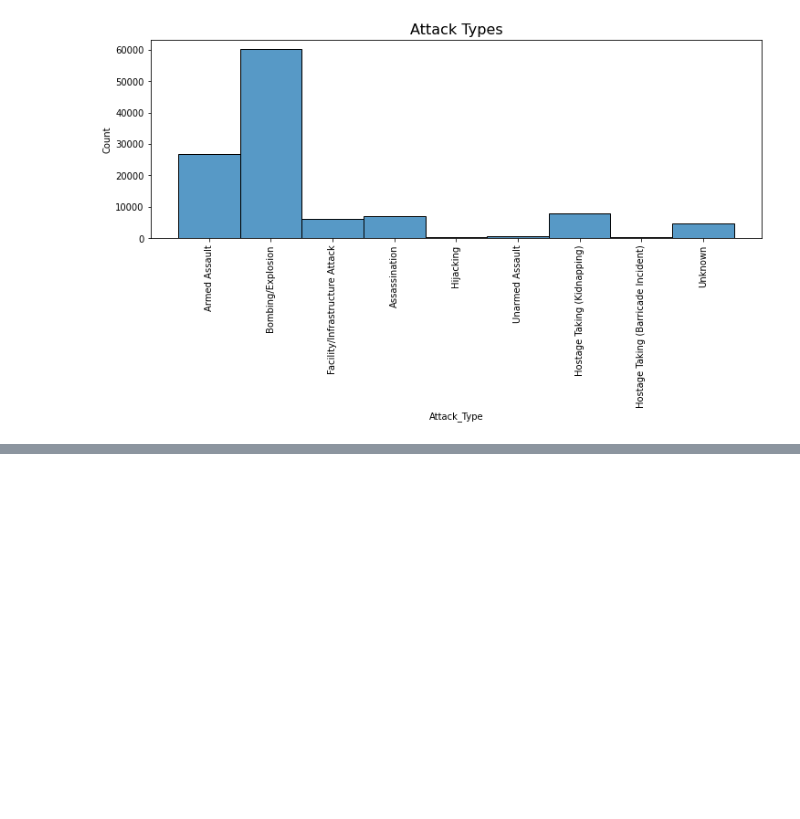
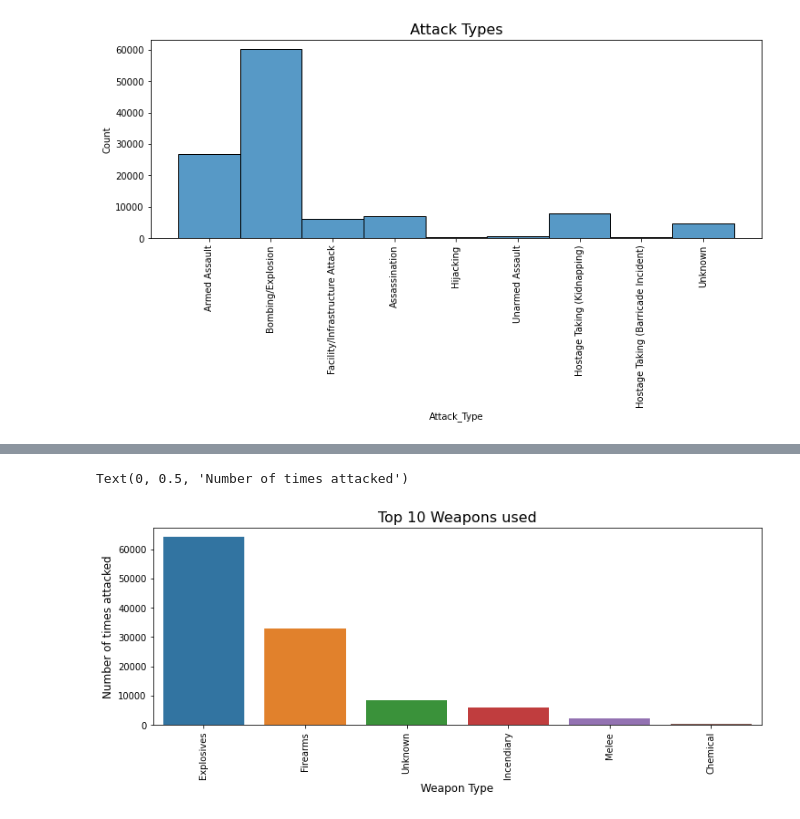
Before and after one commit to Kondasagar/Global-Terrorism-Analysis, a Jupyter notebook: Global_Terrorism_Analysis_Capstone_Project.ipynb, the cells around one changed output, grey strips where cells are left out. Saved outputs shown, nothing was run; the diff lists cells and outputs as text; code cells hidden in the pictures; blank space fills up the shorter version.

```diff
--- a/Global_Terrorism_Analysis_Capstone_Project.ipynb
+++ b/Global_Terrorism_Analysis_Capstone_Project.ipynb
@@ -393,0 +511,11 @@ Text(0.5, 1.0, 'Attack Types')
+# %%
+#  Weapon_Types  most times used
+plt.figure(figsize=(12,4))
+sns.barplot(new_df['Weapon_Type'].value_counts()[:6].index,new_df['Weapon_Type'].value_counts()[:6].values)
+plt.title('Top 10 Weapons used',fontsize=16)
+plt.xticks(rotation=90)
+plt.xlabel('Weapon Type',fontsize=12)
+plt.ylabel('Number of times attacked',fontsize=12)
+# %% [output]
+Text(0, 0.5, 'Number of times attacked')
+[figure, added]
```
Also changed, not shown: parts of 19 cells of this notebook.
